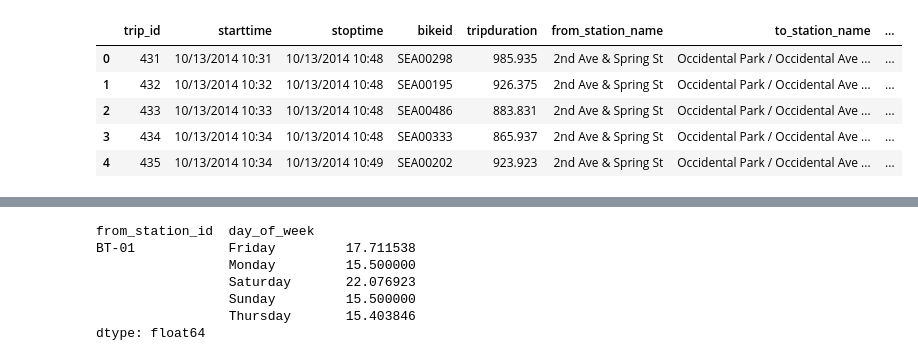
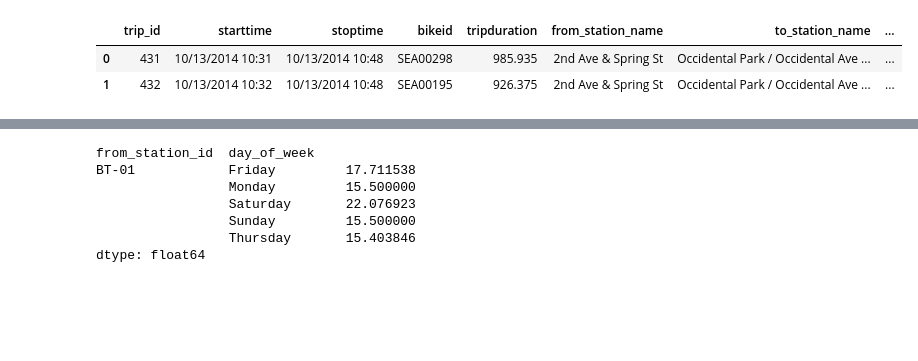
Before and after one commit to UWSEDS/hw3-JohnsonChen4110, a Jupyter notebook: HW3-WANG-CHEN.ipynb, the cells around one changed output, grey strips where cells are left out. Saved outputs shown, nothing was run; the diff lists cells and outputs as text; code cells hidden in the pictures; blank space fills up the shorter version.

```diff
--- a/HW3-WANG-CHEN.ipynb
+++ b/HW3-WANG-CHEN.ipynb
@@ -7,13 +7,10 @@ import matplotlib.pyplot as plt
 import numpy as np
 # %%
 data = pd.read_csv('2015_trip_data.csv')
-data.head()
+data.head(2)
 # %% [output]
 |  | trip_id | starttime | stoptime | bikeid | tripduration | from_station_name | to_station_name | ... |
 | 0 | 431 | 10/13/2014 10:31 | 10/13/2014 10:48 | SEA00298 | 985.935 | 2nd Ave & Spring St | Occidental Park / Occidental Ave ... | ... |
 | 1 | 432 | 10/13/2014 10:32 | 10/13/2014 10:48 | SEA00195 | 926.375 | 2nd Ave & Spring St | Occidental Park / Occidental Ave ... | ... |
-| 2 | 433 | 10/13/2014 10:33 | 10/13/2014 10:48 | SEA00486 | 883.831 | 2nd Ave & Spring St | Occidental Park / Occidental Ave ... | ... |
-| 3 | 434 | 10/13/2014 10:34 | 10/13/2014 10:48 | SEA00333 | 865.937 | 2nd Ave & Spring St | Occidental Park / Occidental Ave ... | ... |
-| 4 | 435 | 10/13/2014 10:34 | 10/13/2014 10:49 | SEA00202 | 923.923 | 2nd Ave & Spring St | Occidental Park / Occidental Ave ... | ... |
 # %%
 data['starttime'] = pd.to_datetime(data['starttime'])
```
Also changed, not shown: parts of 1 cell of this notebook.
